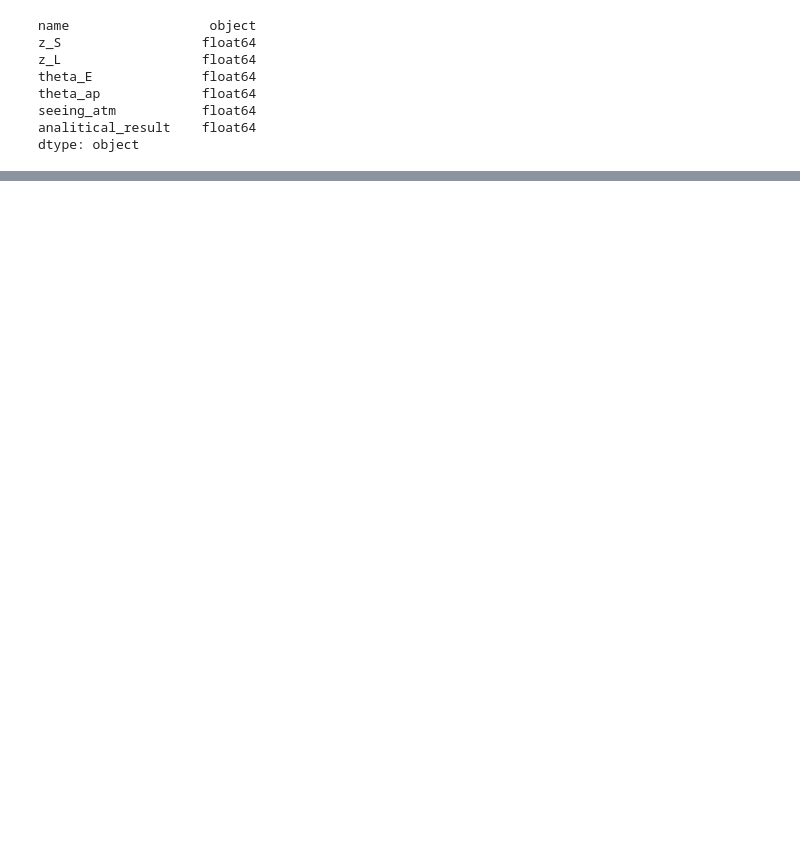
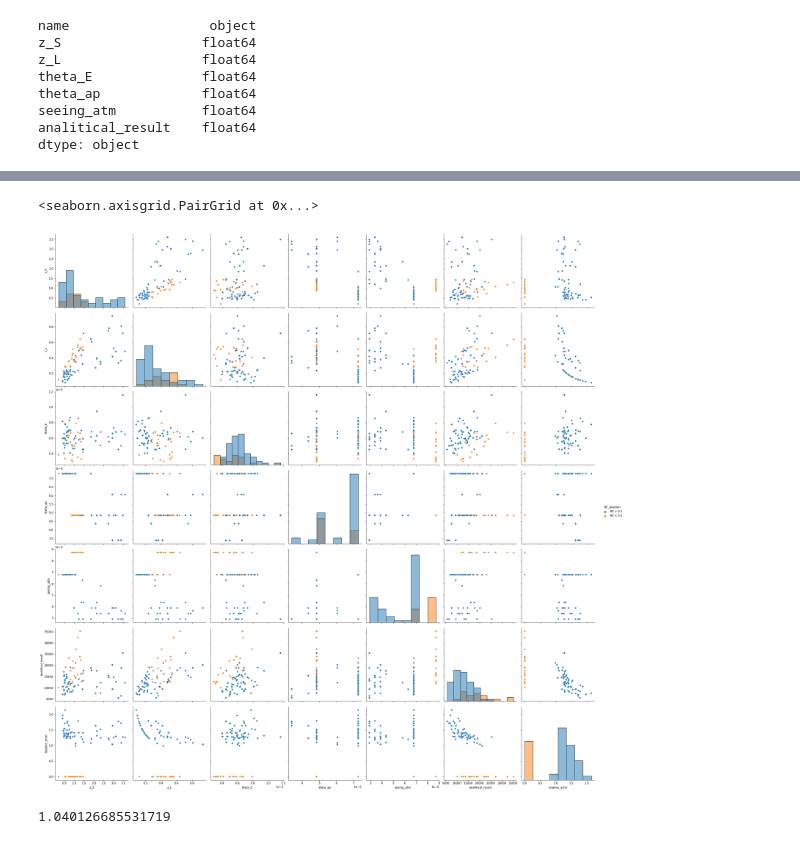
Before and after one commit to CosmoObs/SLtools, a Jupyter notebook: sltools/rings2cosmo/Velocity_dispersion_integrals/performancy_tests.ipynb, the cells around one changed output, grey strips where cells are left out. Saved outputs shown, nothing was run; the diff lists cells and outputs as text; code cells hidden in the pictures; blank space fills up the shorter version.

```diff
--- a/sltools/rings2cosmo/Velocity_dispersion_integrals/performancy_tests.ipynb
+++ b/sltools/rings2cosmo/Velocity_dispersion_integrals/performancy_tests.ipynb
@@ -229,0 +286,28 @@ df_n04.index
+# %%
+import seaborn as sns
+
+
+filt = (full_df['epsabs'] == 1.490000e-04)
+test = full_df.loc[filt, ['z_S','z_L','theta_E','theta_ap','seeing_atm','analitical_result','relative_error']]
+
+err_color = []
+for name in test.index:
+    if test.loc[name, 'relative_error'] < 0.5:
+        err_color.append('RE < 0.5')
+    else:
+        err_color.append('RE > 0.5')
+
+
+test['RE_position'] = err_color
+#test
+
+sns.pairplot(test, hue='RE_position', diag_kind='hist', height=4)
+# %% [output]
+<seaborn.axisgrid.PairGrid at 0x...>
+[figure, added]
+# %%
+names = test.index
+names[0]
+test.loc[names[0], 'relative_error']
+# %% [output]
+1.040126685531719
```
Also changed, not shown: parts of 32 cells of this notebook, 1 other file.
